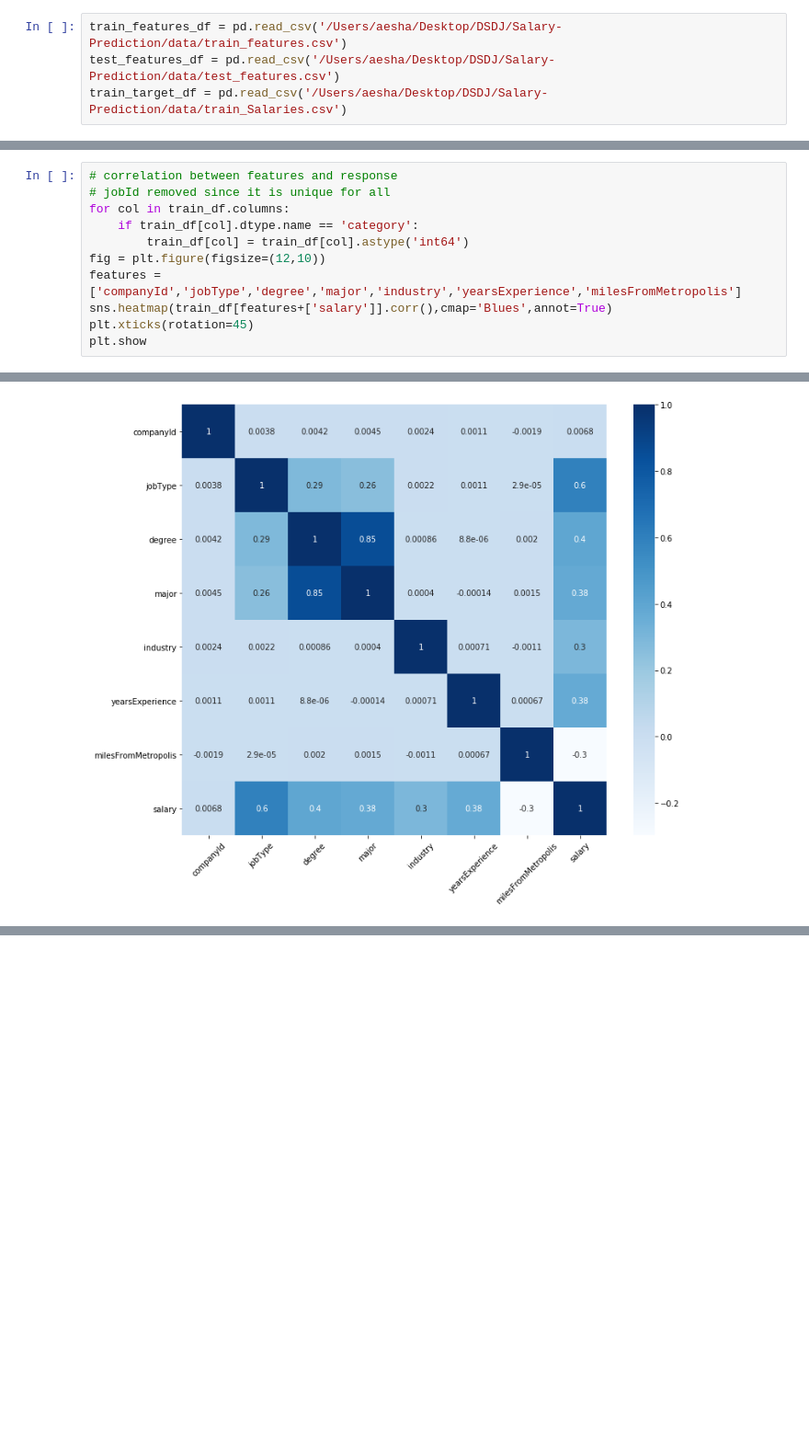
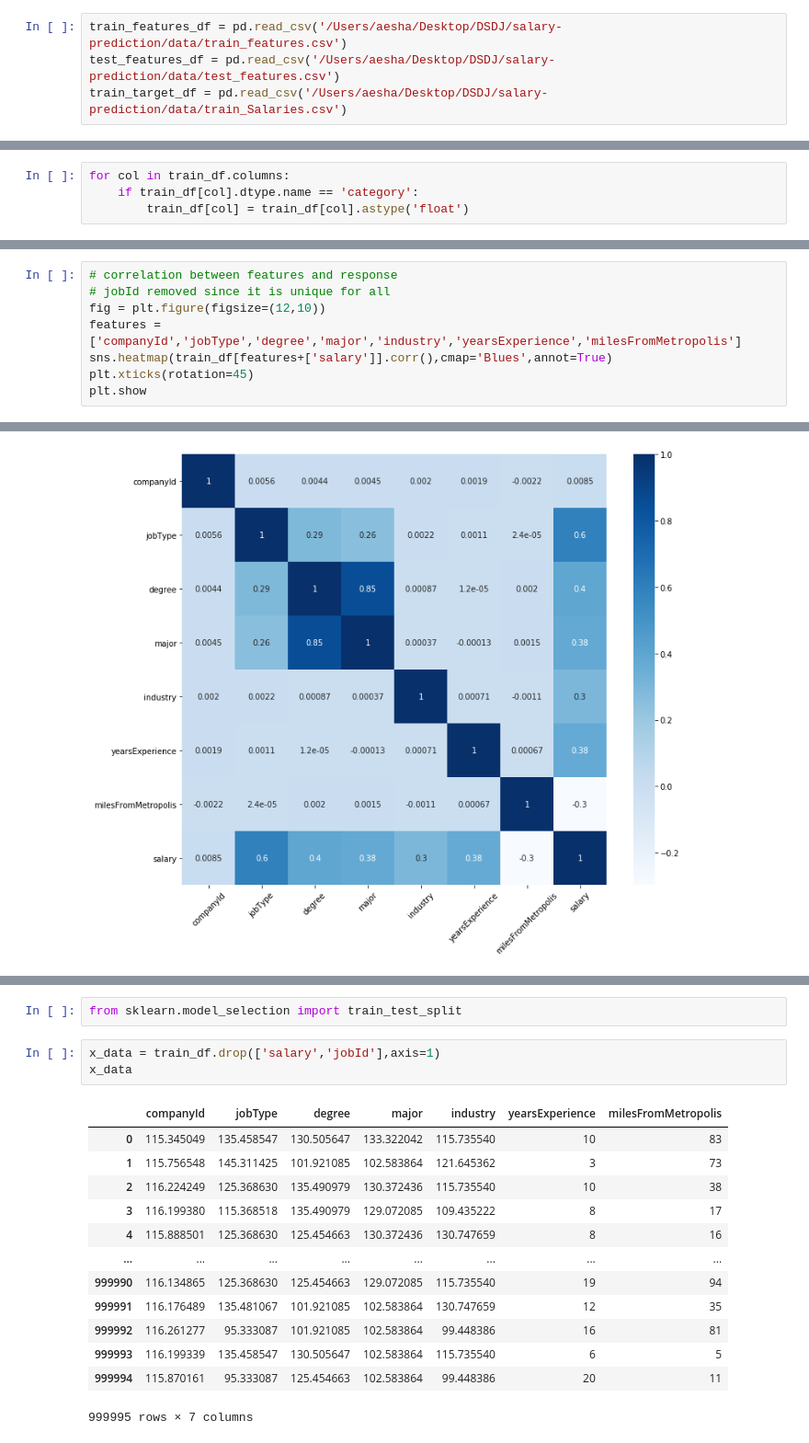
Before and after one commit to aeshac/Salary-Prediction, a Jupyter notebook: Salary_Prediction.ipynb, the cells around one changed output, grey strips where cells are left out. Shown at 92% size. Saved outputs shown, nothing was run; the diff lists cells and outputs as text; blank space fills up the shorter version.

Commit message:
modelling

```diff
--- a/Salary_Prediction.ipynb
+++ b/Salary_Prediction.ipynb
@@ -20,9 +20,9 @@ __email__ = "aesha.c30@gmail.com"
 # %% [markdown]
 #### Load the data into a Pandas dataframe and get an overview of the data
 # %%
-train_features_df = pd.read_csv('/Users/aesha/Desktop/DSDJ/Salary-Prediction/data/train_features.csv')
-test_features_df = pd.read_csv('/Users/aesha/Desktop/DSDJ/Salary-Prediction/data/test_features.csv')
-train_target_df = pd.read_csv('/Users/aesha/Desktop/DSDJ/Salary-Prediction/data/train_Salaries.csv')
+train_features_df = pd.read_csv('/Users/aesha/Desktop/DSDJ/salary-prediction/data/train_features.csv')
+test_features_df = pd.read_csv('/Users/aesha/Desktop/DSDJ/salary-prediction/data/test_features.csv')
+train_target_df = pd.read_csv('/Users/aesha/Desktop/DSDJ/salary-prediction/data/train_Salaries.csv')
 # %%
 train_features_df.head()
 # %% [output]
@@ -487,3 +477,7 @@ train_df.head()
 | 2 | JOB1362684407689 | 116.224249 | 125.368630 | 135.490979 | 130.372436 | 115.735540 | 10 | 38 | ... |
 | 3 | JOB1362684407690 | 116.199380 | 115.368518 | 135.490979 | 129.072085 | 109.435222 | 8 | 17 | ... |
 | 4 | JOB1362684407691 | 115.888501 | 125.368630 | 125.454663 | 130.372436 | 130.747659 | 8 | 16 | ... |
+# %%
+for col in train_df.columns:
+    if train_df[col].dtype.name == 'category':
+        train_df[col] = train_df[col].astype('float')
@@ -490,9 +505,6 @@ train_df.head()
 # %%
 # correlation between features and response
 # jobId removed since it is unique for all
-for col in train_df.columns:
-    if train_df[col].dtype.name == 'category':
-        train_df[col] = train_df[col].astype('int64')
 fig = plt.figure(figsize=(12,10))
 features = ['companyId','jobType','degree','major','industry','yearsExperience','milesFromMetropolis']
 sns.heatmap(train_df[features+['salary']].corr(),cmap='Blues',annot=True)
@@ -526,0 +541,19 @@ ModuleNotFoundError: No module named 'helper_functions'
+# %%
+from sklearn.model_selection import train_test_split
+# %%
+x_data = train_df.drop(['salary','jobId'],axis=1)
+x_data
+# %% [output]
+|  | companyId | jobType | degree | major | industry | yearsExperience | milesFromMetropolis |
+| 0 | 115.345049 | 135.458547 | 130.505647 | 133.322042 | 115.735540 | 10 | 83 |
+| 1 | 115.756548 | 145.311425 | 101.921085 | 102.583864 | 121.645362 | 3 | 73 |
+| 2 | 116.224249 | 125.368630 | 135.490979 | 130.372436 | 115.735540 | 10 | 38 |
+| 3 | 116.199380 | 115.368518 | 135.490979 | 129.072085 | 109.435222 | 8 | 17 |
+| 4 | 115.888501 | 125.368630 | 125.454663 | 130.372436 | 130.747659 | 8 | 16 |
+| ... | ... | ... | ... | ... | ... | ... | ... |
+| 999990 | 116.134865 | 125.368630 | 125.454663 | 129.072085 | 115.735540 | 19 | 94 |
+| 999991 | 116.176489 | 135.481067 | 101.921085 | 102.583864 | 130.747659 | 12 | 35 |
+| 999992 | 116.261277 | 95.333087 | 101.921085 | 102.583864 | 99.448386 | 16 | 81 |
+| 999993 | 116.199339 | 135.458547 | 130.505647 | 102.583864 | 115.735540 | 6 | 5 |
+| 999994 | 115.870161 | 95.333087 | 125.454663 | 102.583864 | 99.448386 | 20 | 11 |
+999995 rows × 7 columns
```
Also changed, not shown: parts of 16 cells of this notebook.
